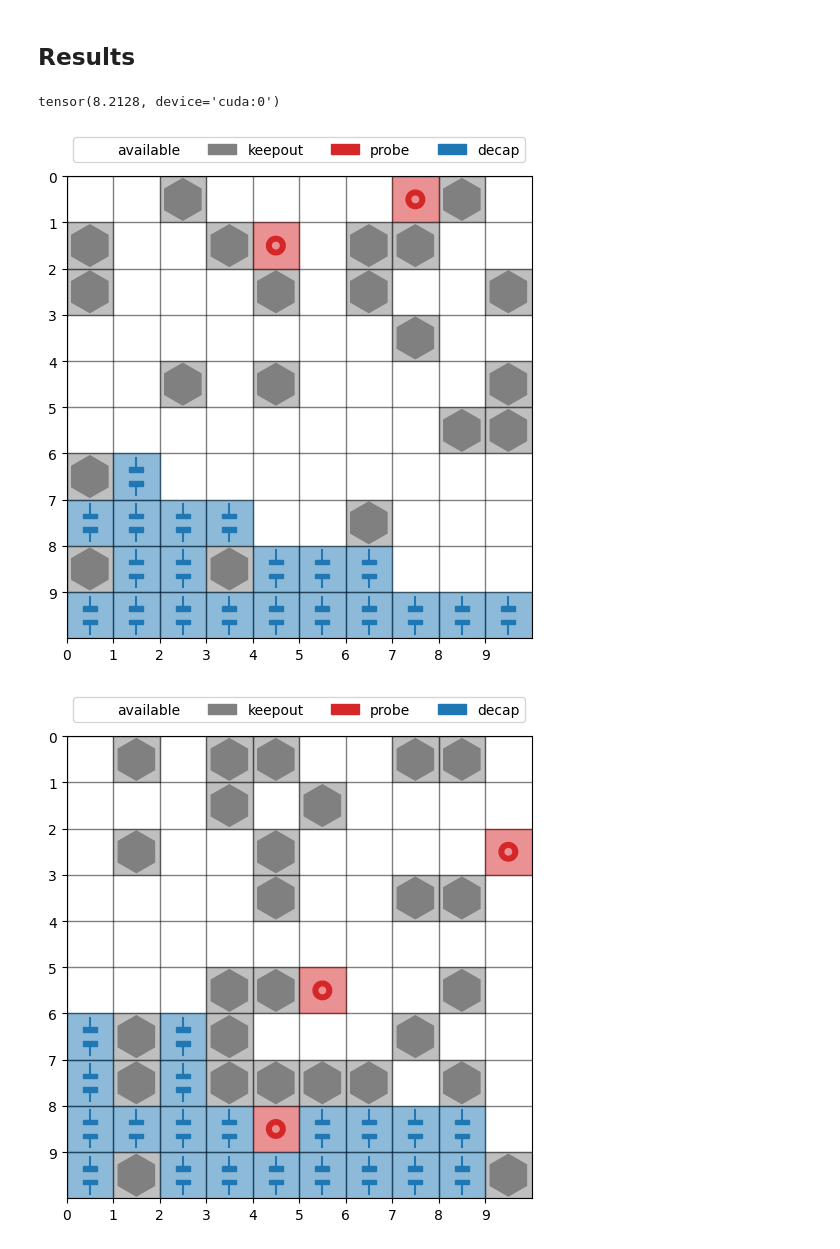
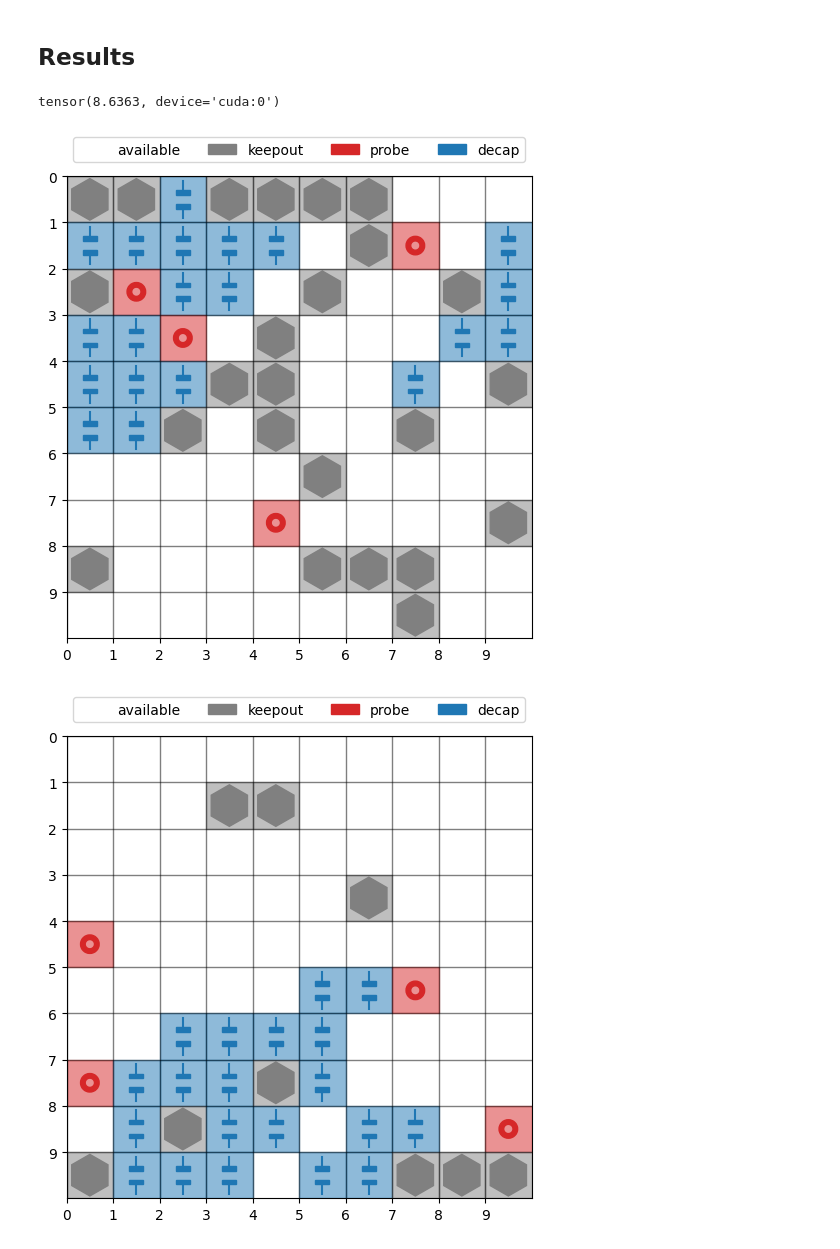
Before and after one commit to ai4co/rl4co, a Jupyter notebook: notebooks/dpp/2.mdpp.ipynb, the cells around one changed output. Cells and saved outputs as stored; diff of their text form; code cells hidden in the pictures.

```diff
--- a/notebooks/dpp/2.mdpp.ipynb
+++ b/notebooks/dpp/2.mdpp.ipynb
@@ -26,7 +26,7 @@ from rl4co.models.rl.reinforce.critic import CriticNetwork
 
 We declare the environment here. This will automatically download the data
 # %%
-env = MDPPEnv() # TODO: load datasets
+env = MDPPEnv(reward_type="minmax", max_decaps=20) # TODO: load datasets
 
 td = env.reset(batch_size=[2])
 print(td)
@@ -73,11 +73,6 @@ env.render(td[0], actions_[0])
 ## Attention Model
 # %%
 # Load environment with test data
-
-# env = DPPEnv()
-
-env = MDPPEnv() # TODO: load datasets
-env.max_decaps = 20
 
 dataset = env.dataset(batch_size=[10000])
 
@@ -180,22 +157,28 @@ config = DictConfig(
             "train_size": 1000, # with 1 epochs, this is 1k samples
             "val_size": 100,
             "test_size": 100,
-            "batch_size": 64,
+            "batch_size": 16,
     },
     "optimizer": {
         "lr": 1e-4,
-        "weight_decay": 1e-6,
-    }})
+        "weight_decay": 0,
+    },
+    "num_epochs": 10,
+    })
 
 # Recreate model (so CUDA is initialized in the model)
 
-model = AttentionModel(env)
+# baseline = ExponentialBaseline()
+baseline = CriticBaseline(CriticNetwork(env))
+# baseline = (WarmupBaseline(RolloutBaseline()))
+
+model = AttentionModel(env, baseline=baseline)
 
 lit_module = RL4COLitModule(cfg=config, env=env, model=model)
 # %%
 # Trainer
 trainer = L.Trainer(
-    max_epochs=3, # only few epochs
+    max_epochs=config.num_epochs, # only few epochs
     accelerator="gpu", # use GPU if available, else you can use others as "cpu"
     devices=[0], # GPU number, or multiple GPUs [0, 1, 2, ...]
     logger=None, # can replace with WandbLogger, TensorBoardLogger, etc.
@@ -231,25 +214,24 @@ To enable the following instructions: AVX2 AVX512F AVX512_VNNI AVX512_BF16 FMA,
 lit_module.cfg.data.batch_size = 100 # so we load the whole test set
 dl = lit_module.test_dataloader()
 policy = lit_module.model.policy.to("cuda")
-
 batch = next(iter(dl))
 td = env.reset(batch).to("cuda")
 out = policy(td, decode_type="greedy")
 out['reward'].mean()
 # %% [output]
-tensor(8.2128, device='cuda:0')
+tensor(8.6363, device='cuda:0')
 # %%
 ## Plot
 
 init_td = env.reset(batch).to("cuda")
 probes = init_td['probe'].clone().cpu()
 keepouts = init_td['action_mask'].clone().cpu()
 
 out = policy(init_td.clone(), decode_type="greedy", return_actions=True)
 decaps = out['actions'].cpu()
 
-for i in range(3):
+for i in range(10):
     env.render(init_td[i], decaps[i])
 # %% [output]
-[figure, old version]
+[figure, new version]
-[figure, old version]
+[figure, new version]
```
Also changed, not shown: parts of 7 cells of this notebook, 1 other file.
